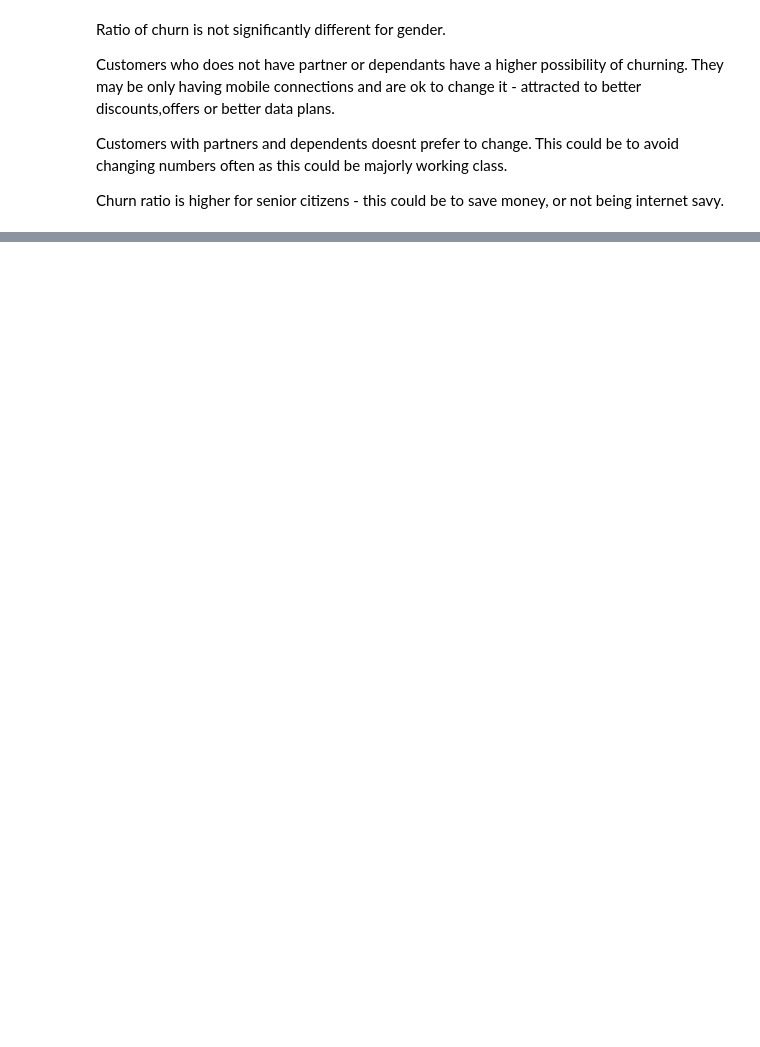
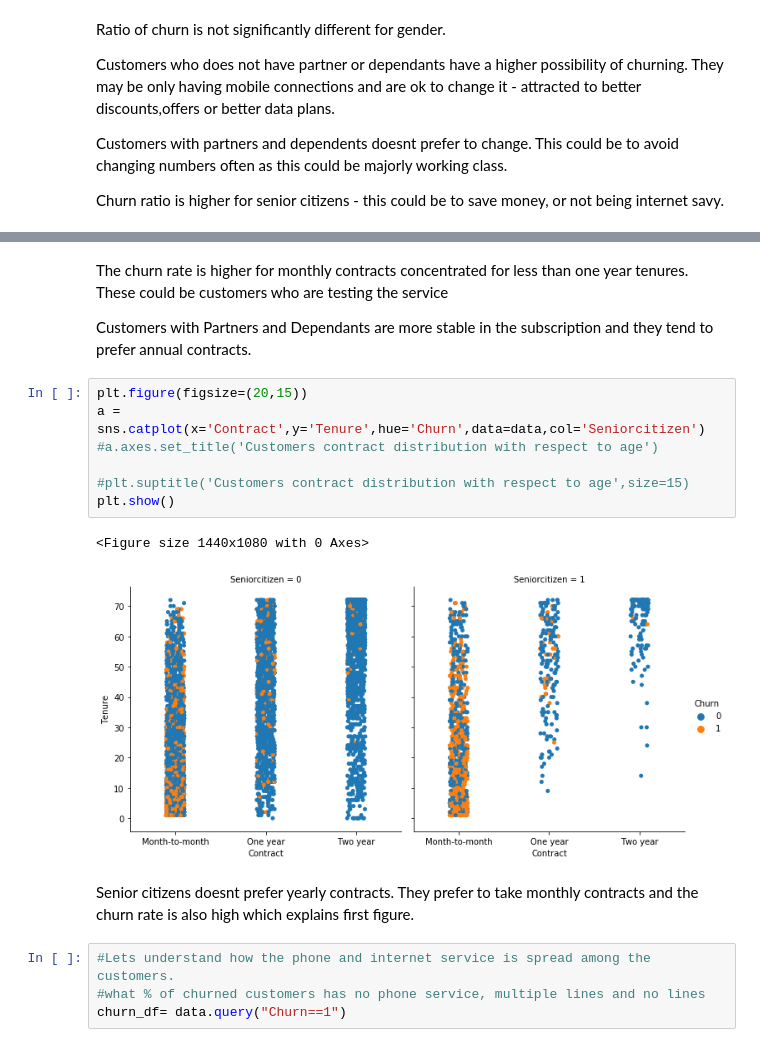
Before and after one commit to KanduriR/Kaggle-Telco-Customer-Churn, a Jupyter notebook: Telecomm Churn - EDA.ipynb, the cells around one changed output, grey strips where cells are left out. Cells and saved outputs as stored; diff of their text form; blank space fills up the shorter version.

```diff
--- a/Telecomm Churn - EDA.ipynb
+++ b/Telecomm Churn - EDA.ipynb
@@ -111,0 +170,20 @@ Name: Churn, dtype: int64
+# %% [markdown]
+The churn rate is higher for monthly contracts concentrated for less than one year tenures. These could be customers who are testing the service
+
+Customers with Partners and Dependants are more stable in the subscription and they tend to prefer annual contracts.
+# %%
+plt.figure(figsize=(20,15))
+a = sns.catplot(x='Contract',y='Tenure',hue='Churn',data=data,col='Seniorcitizen')
+#a.axes.set_title('Customers contract distribution with respect to age')
+
+#plt.suptitle('Customers contract distribution with respect to age',size=15)
+plt.show()
+# %% [output]
+<Figure size 1440x1080 with 0 Axes>
+[figure, added]
+# %% [markdown]
+Senior citizens doesnt prefer yearly contracts. They prefer to take monthly contracts and the churn rate is also high which explains first figure.
+# %%
+#Lets understand how the phone and internet service is spread among the customers.
+#what % of churned customers has no phone service, multiple lines and no lines
+churn_df= data.query("Churn==1")
```
Also changed, not shown: parts of 32 cells of this notebook.
